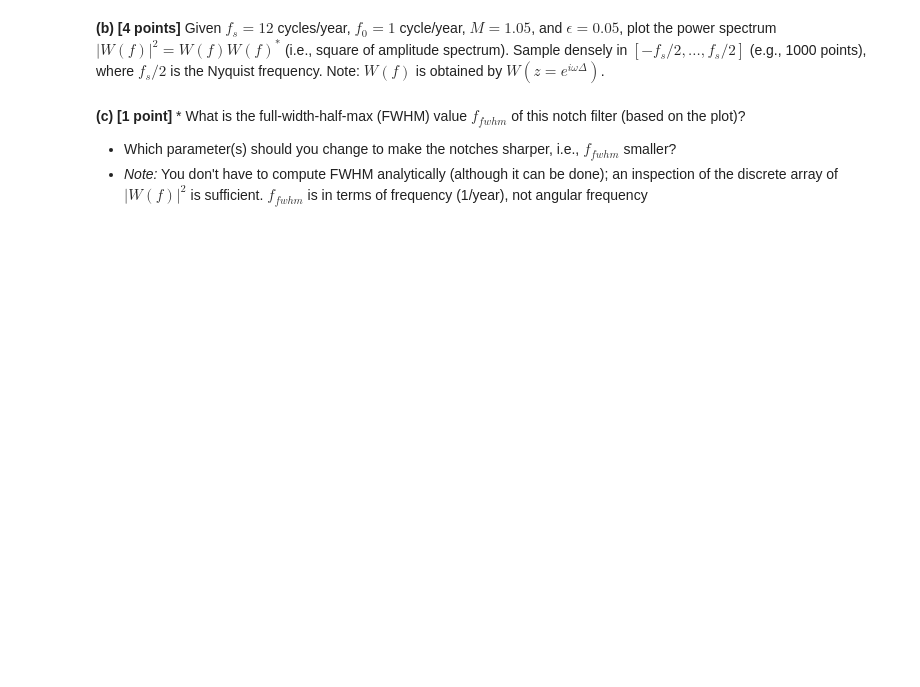
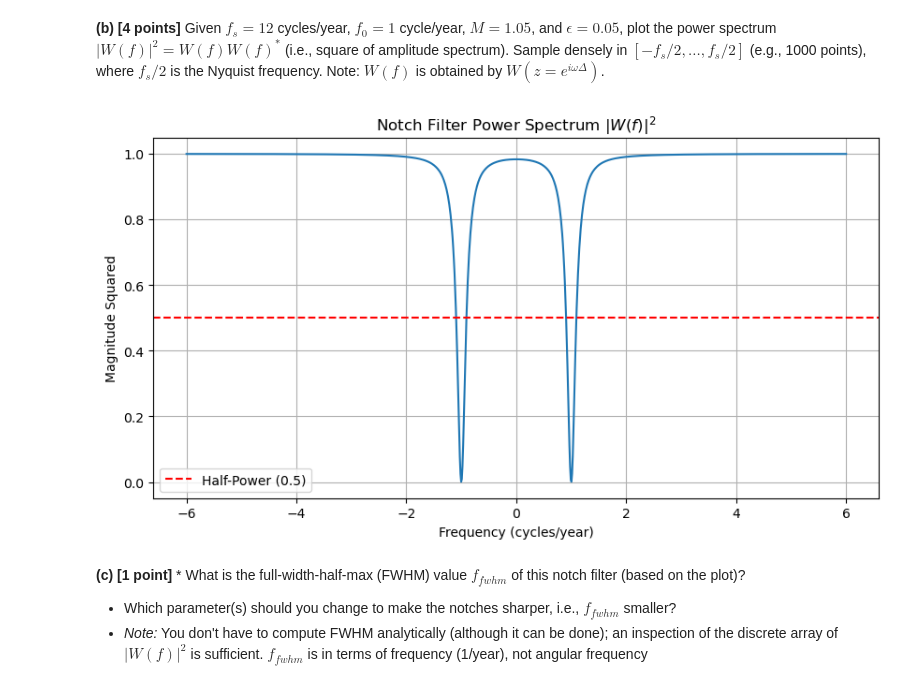
Before and after one commit to 21chengjk1/PHY408Labs, a Jupyter notebook: Lab4/Jack_Cheng_Lab4.ipynb, the cells around one changed output. Saved outputs shown, nothing was run; the diff lists cells and outputs as text; code cells hidden in the pictures; blank space fills up the shorter version.

```diff
--- a/Lab4/Jack_Cheng_Lab4.ipynb
+++ b/Lab4/Jack_Cheng_Lab4.ipynb
@@ -30,6 +38,43 @@ Where:
 # %% [markdown]
 **(b) [4 points]** Given $f_s = 12$ cycles/year, $f_0 = 1$ cycle/year, $M = 1.05$, and $\epsilon = 0.05$, plot the power spectrum $|W(f)|^2 = W(f)W(f)^*$ (i.e., square of amplitude spectrum).
 Sample densely in $[-f_s/2, ..., f_s/2]$ (e.g., 1000 points), where $f_s/2$ is the Nyquist frequency. Note: $W(f)$ is obtained by $W(z = e^{i\omega\Delta})$.
+# %%
+import numpy as np
+import matplotlib.pyplot as plt
+
+# Given parameters
+fs = 12.0      # cycles/year
+f0 = 1.0       # cycle/year
+M = 1.05
+epsilon = 0.05
+dt = 1.0 / fs
+
+# Frequency array: sample densely in [-fs/2, fs/2]
+f = np.linspace(-fs/2, fs/2, 1000)
+omega = 2 * np.pi * f
+z = np.exp(1j * omega * dt)
+
+# Define q and p
+q = np.exp(1j * 2 * np.pi * f0 / fs)
+p = (1 + epsilon) * q
+
+# Theoretical Frequency Response W(f)
+# W(z) = M * ((z^-1 - q)/(z^-1 - p)) * ((z^-1 - q*)/(z^-1 - p*))
+W = M * ((1/z - q) / (1/z - p)) * ((1/z - np.conj(q)) / (1/z - np.conj(p)))
+power_spectrum = np.abs(W)**2
+
+# Plotting
+plt.figure(figsize=(10, 5))
+plt.plot(f, power_spectrum)
+plt.axhline(0.5, color='red', linestyle='--', label='Half-Power (0.5)')
+plt.title("Notch Filter Power Spectrum $|W(f)|^2$")
+plt.xlabel("Frequency (cycles/year)")
+plt.ylabel("Magnitude Squared")
+plt.grid(True)
+plt.legend()
+plt.show()
+# %% [output]
+[figure, added]
 # %% [markdown]
 **(c) [1 point]** * What is the full-width-half-max (FWHM) value $f_{fwhm}$ of this notch filter (based on the plot)?
 * Which parameter(s) should you change to make the notches sharper, i.e., $f_{fwhm}$ smaller?
```
Also changed, not shown: parts of 18 cells of this notebook, 1 other file.
